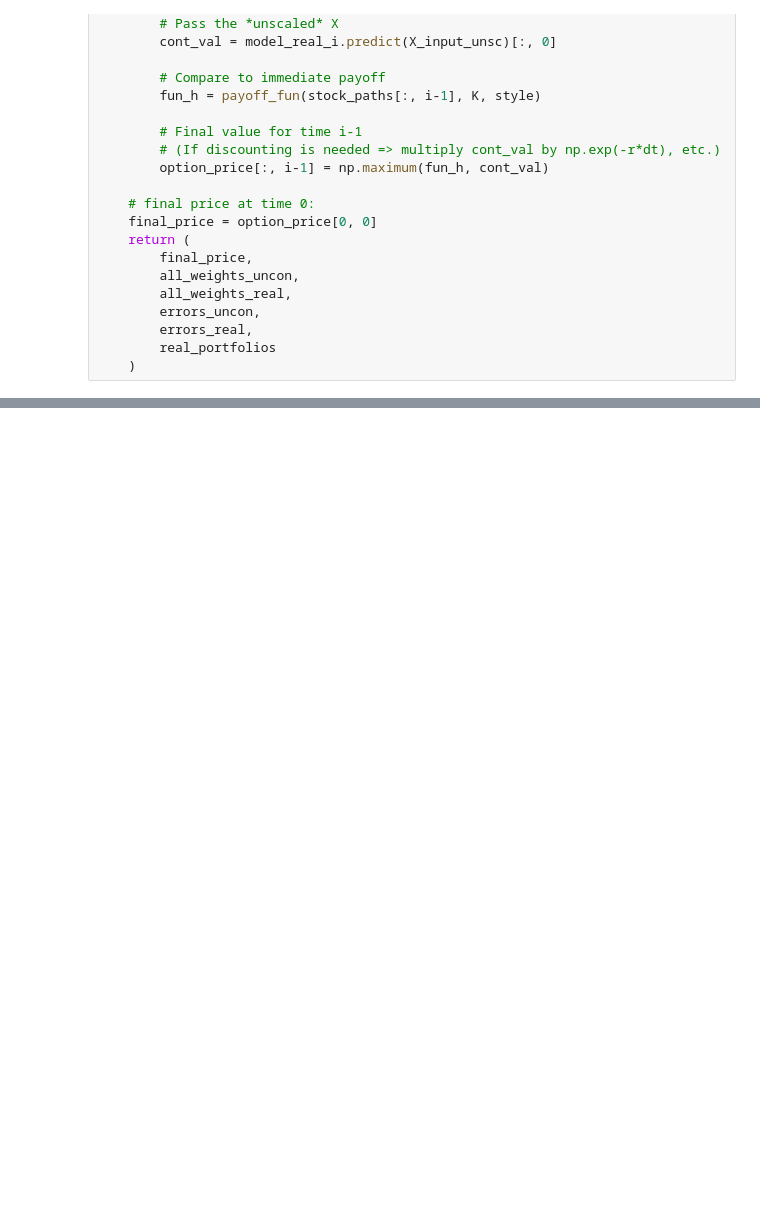
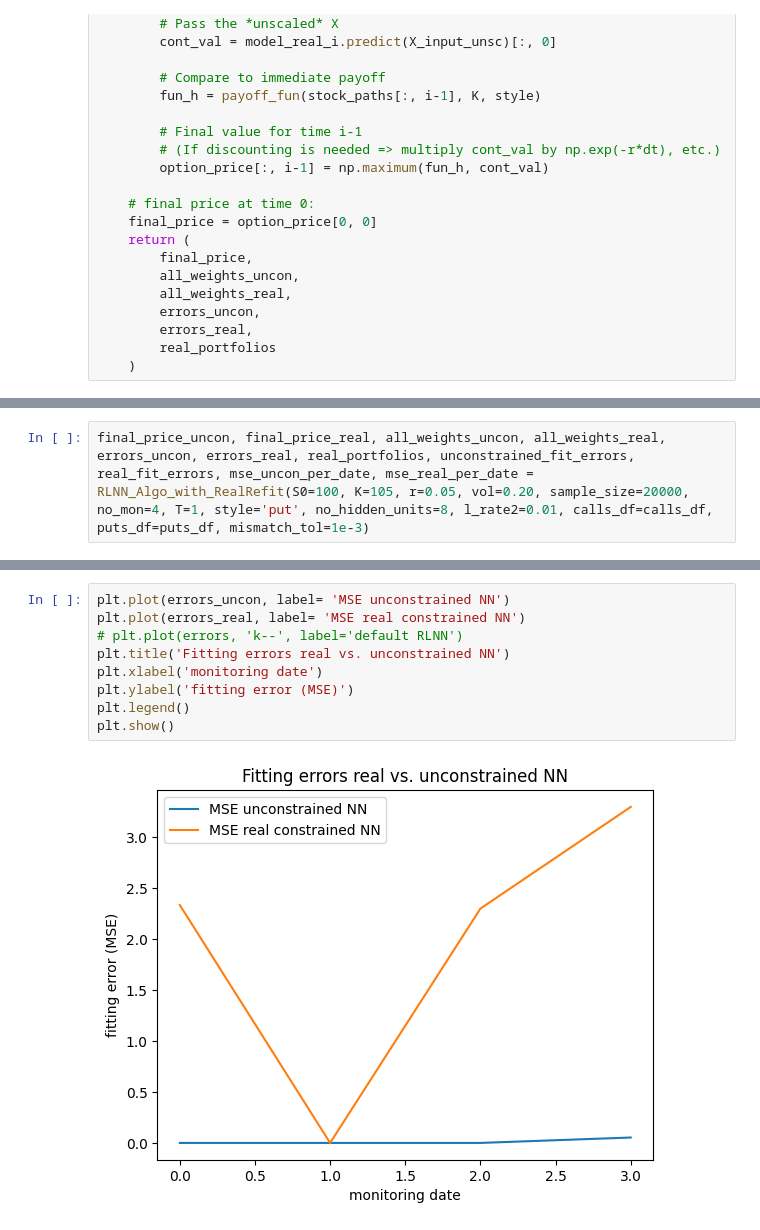
Before and after one commit to NitaiNijholt/SemiStaticReplicationNeuralNet, a Jupyter notebook: Backtesting_extension_deprecated/Real_instrument_constrained_NN_in_RLNN_algo.ipynb, the cells around one changed output, grey strips where cells are left out. Cells and saved outputs as stored; diff of their text form; blank space fills up the shorter version.

Commit message:
latest inc mod. RLNN and hedging

```diff
--- a/Backtesting_extension_deprecated/Real_instrument_constrained_NN_in_RLNN_algo.ipynb
+++ b/Backtesting_extension_deprecated/Real_instrument_constrained_NN_in_RLNN_algo.ipynb
@@ -1244 +1823,3 @@ no_hidden_units=8
 l_rate2=0.01
+# %%
+final_price_uncon, final_price_real, all_weights_uncon, all_weights_real, errors_uncon, errors_real, real_portfolios, unconstrained_fit_errors, real_fit_errors, mse_uncon_per_date, mse_real_per_date = RLNN_Algo_with_RealRefit(S0=100, K=105, r=0.05, vol=0.20, sample_size=20000, no_mon=4, T=1, style='put', no_hidden_units=8, l_rate2=0.01, calls_df=calls_df, puts_df=puts_df, mismatch_tol=1e-3)
@@ -1244,0 +1893,11 @@ l_rate2=0.01
+# %%
+plt.plot(errors_uncon, label= 'MSE unconstrained NN')
+plt.plot(errors_real, label= 'MSE real constrained NN')
+# plt.plot(errors, 'k--', label='default RLNN')
+plt.title('Fitting errors real vs. unconstrained NN')
+plt.xlabel('monitoring date')
+plt.ylabel('fitting error (MSE)')
+plt.legend()
+plt.show()
+# %% [output]
+[figure, added]
```
Also changed, not shown: parts of 30 cells of this notebook.
